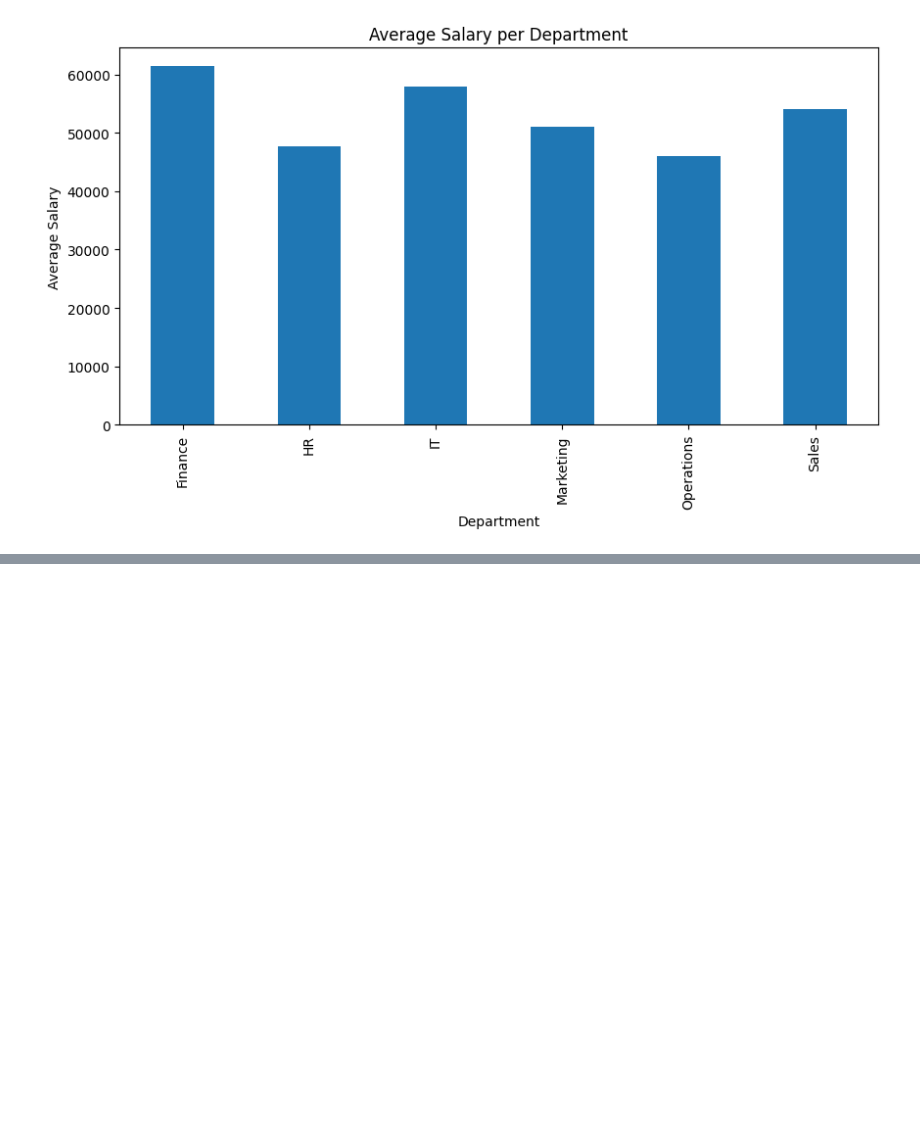
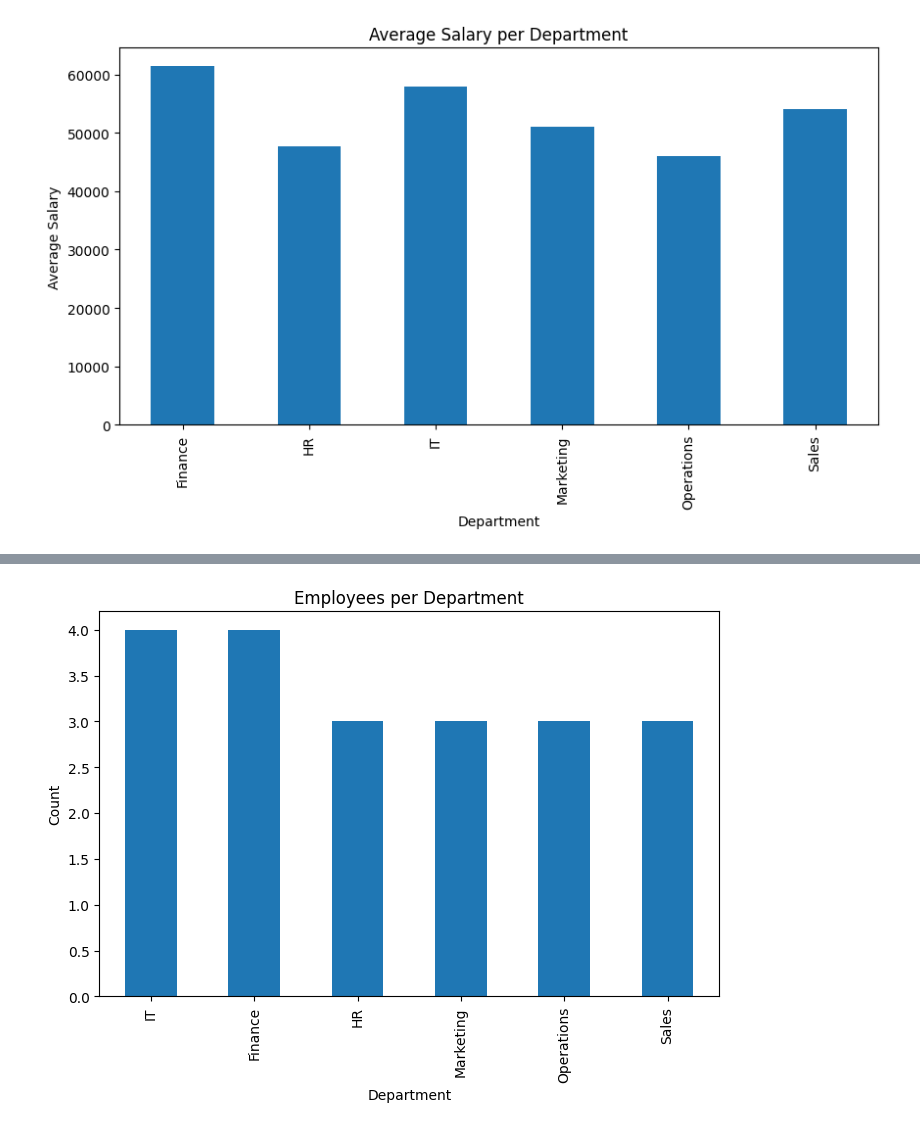
Before and after one commit to mohinilodhi/data---analysis-projects, a Jupyter notebook: Employee_Data_Anylsis.ipynb, the cells around one changed output, grey strips where cells are left out. Drawn from its saved outputs; the diff is of its cells as text; code cells hidden in the pictures; blank space fills up the shorter version.

```diff
--- a/Employee_Data_Anylsis.ipynb
+++ b/Employee_Data_Anylsis.ipynb
@@ -194,0 +252,3 @@ plt.show()
+# %%
+dept_count = df["Department"].value_counts()
+print(dept_count)
@@ -194,0 +264,12 @@ plt.show()
+# %%
+plt.figure(figsize=(8,5))
+
+dept_count.plot(kind="bar")
+
+plt.title("Employees per Department")
+plt.xlabel("Department")
+plt.ylabel("Count")
+
+plt.show()
+# %% [output]
+[figure, added]
```
Also changed, not shown: parts of 11 cells of this notebook.
